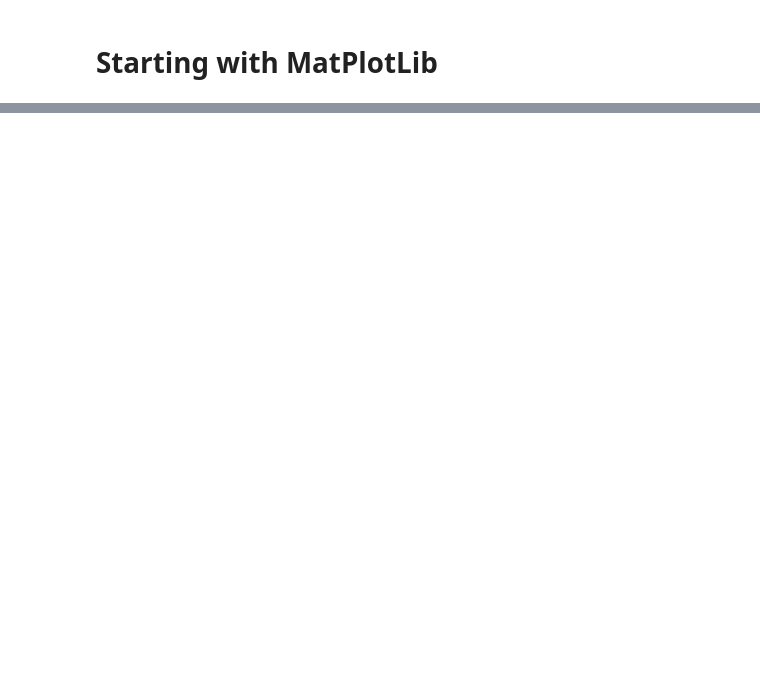
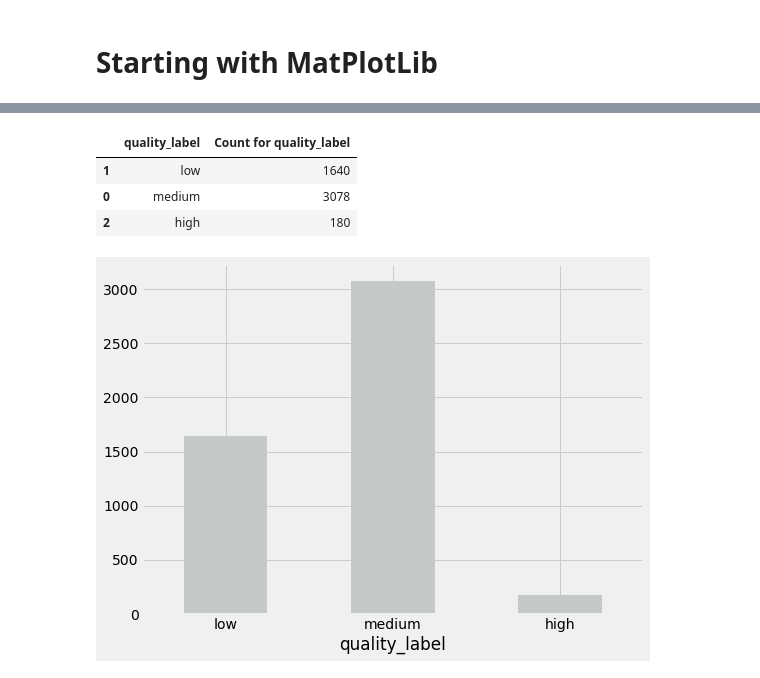
Before and after one commit to arjunpsk/BlueBerry-Winery, a Jupyter notebook: BlueBerry Winery.ipynb, the cells around one changed output, grey strips where cells are left out. Saved outputs shown, nothing was run; the diff lists cells and outputs as text; code cells hidden in the pictures; blank space fills up the shorter version.

```diff
--- a/BlueBerry Winery.ipynb
+++ b/BlueBerry Winery.ipynb
@@ -404,0 +436,28 @@ df_clean.value_counts("Genre")
+# %%
+# Create a dataframe of the counts in quality_label for white_wine
+ww_ql = pd.DataFrame(white_wine.value_counts("quality_label"))
+
+# make an new index
+ww_ql = ww_ql.reset_index()
+
+# change column names
+ww_ql.columns = ['quality_label', 'Count for quality_label']
+
+# re-order the list to show in the order "low, medium, high" instead of "medium, low, high"
+lst = [1, 0, 2]
+ww_ql = ww_ql.loc[lst]
+ww_ql
+# %% [output]
+|  | quality_label | Count for quality_label |
+| 1 | low | 1640 |
+| 0 | medium | 3078 |
+| 2 | high | 180 |
+# %%
+# Bar plot for the quality counts of white_wine
+# matplotlib.pyplot.bar(x, height, width=0.8, bottom=None, *, align='center', data=None, **kwargs)
+
+# plt.bar_label(white_wine_quality.containers[0])
+white_wine_quality = ww_ql.plot.bar(x='quality_label', y='Count for quality_label', rot=0,
+legend=False, figsize=(8, 6), color="xkcd:silver")
+# %% [output]
+[figure, added]
```
Also changed, not shown: parts of 21 cells of this notebook.
